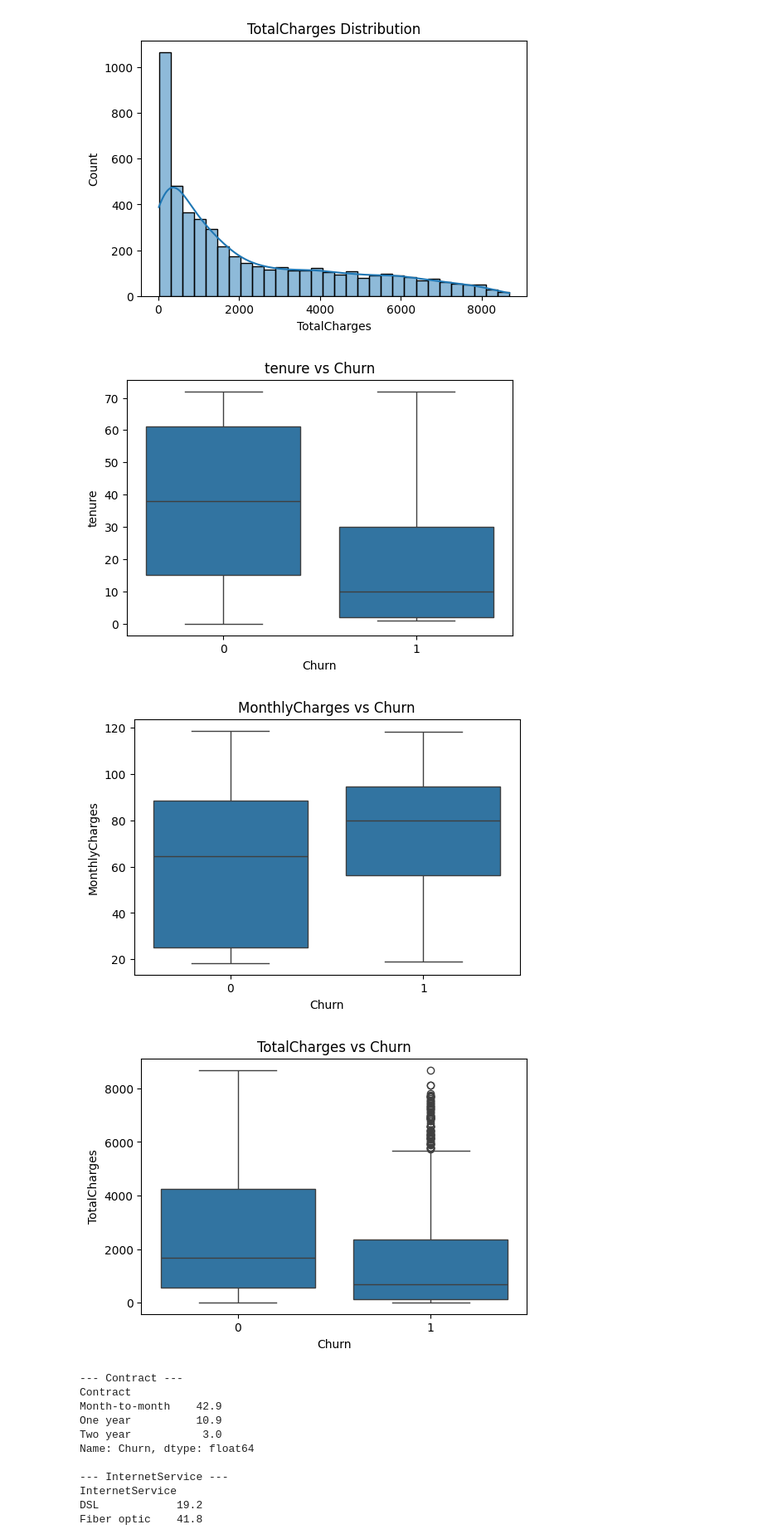
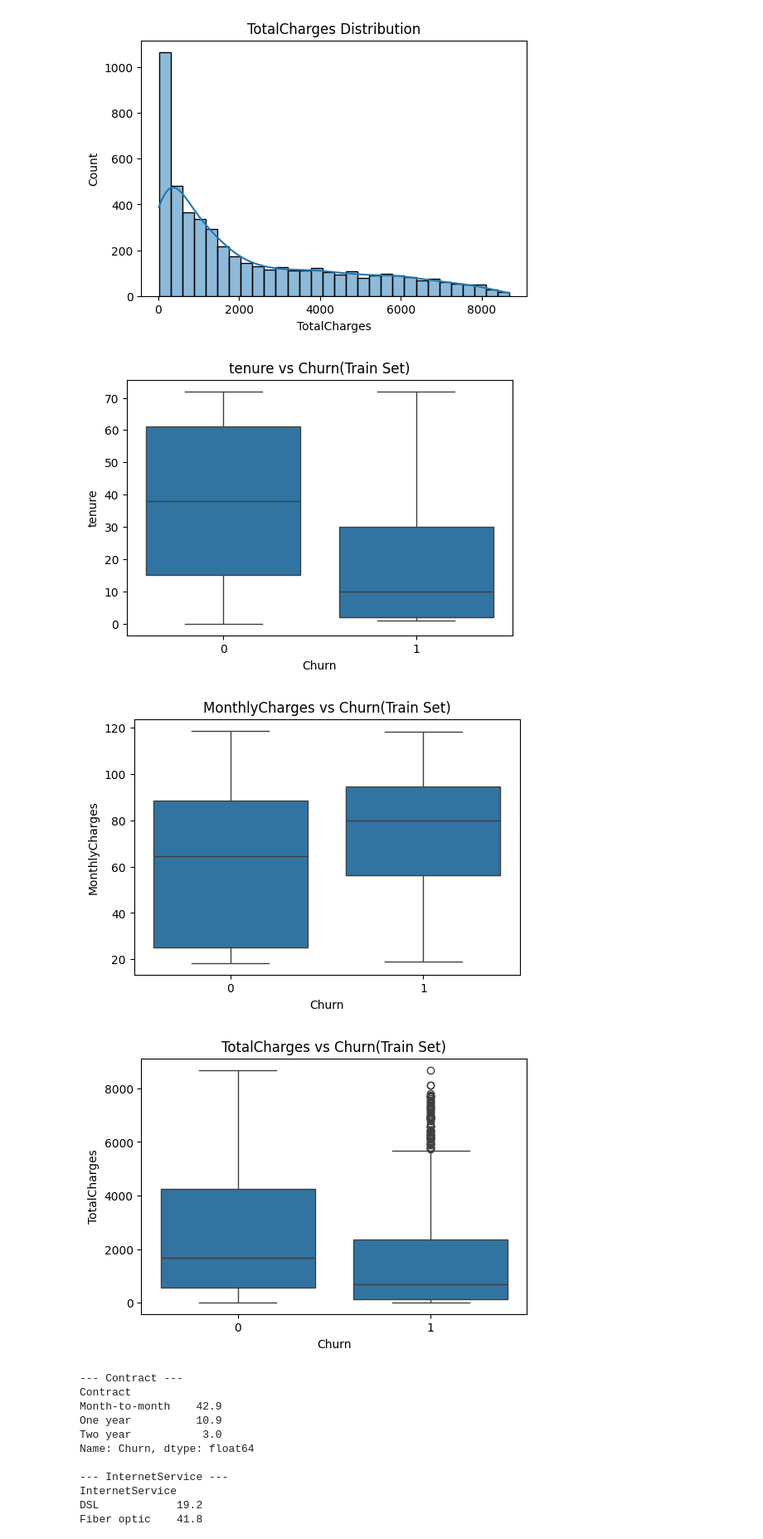
Before and after one commit to salihaderin/telco_customer_churn, a Jupyter notebook: notebooks/churn_analysis.ipynb, the cells around one changed output. Shown: that part at 83% size. Cells and saved outputs as stored; diff of their text form; code cells hidden in the pictures.

```diff
--- a/notebooks/churn_analysis.ipynb
+++ b/notebooks/churn_analysis.ipynb
@@ -165,8 +165,6 @@ import seaborn as sns
 train_df = X_train.copy()
 train_df['Churn'] = y_train.values
 
-num_cols = ['tenure','MonthlyCharges','TotalCharges']
-
 for col in num_cols:
     plt.figure(figsize=(6,4))
     sns.histplot(train_df[col], kde=True, bins=30)
@@ -179,11 +177,11 @@ for col in num_cols:
 # %%
 for col in num_cols:
     plt.figure(figsize=(6,4))
     sns.boxplot(x='Churn', y=col, data=train_df)
-    plt.title(f'{col} vs Churn')
+    plt.title(f'{col} vs Churn(Train Set)')
     plt.show()
 # %% [output]
-[figure, old version]
+[figure, new version]
-[figure, old version]
+[figure, new version]
-[figure, old version]
+[figure, new version]
 # %%
```
Also changed, not shown: parts of 1 cell of this notebook.
